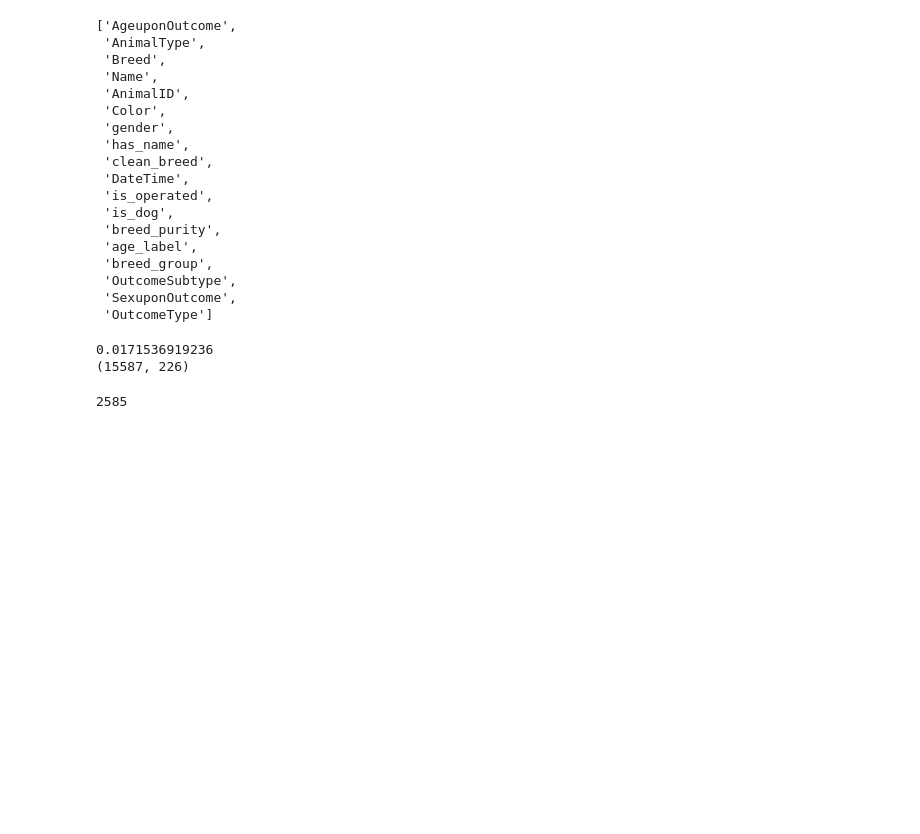
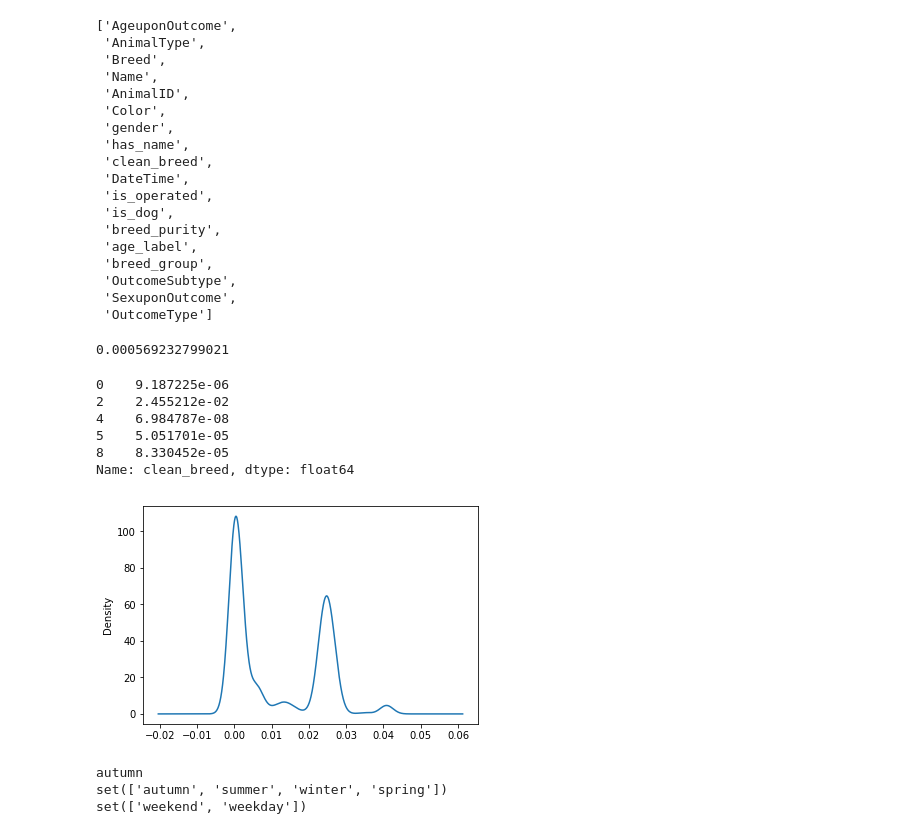
Before and after one commit to jfarrugia-uom/2017Sem03CourseWork, a Jupyter notebook: ML/Assignment/Animal Shelter Outcome Classification.ipynb, the cells around one changed output. Cells and saved outputs as stored; diff of their text form; code cells hidden in the pictures; blank space fills up the shorter version.

```diff
--- a/ML/Assignment/Animal Shelter Outcome Classification.ipynb
+++ b/ML/Assignment/Animal Shelter Outcome Classification.ipynb
@@ -353,11 +353,69 @@ def get_breed_popularity_metric(_breed_string, _is_dog):
     #print len(_breed_string.split())
     return result * math.log(len(_breed_string.split())+1)
 # %%
-bar = get_breed_popularity_metric("Bull Terrier Mix", 1)
+bar = get_breed_popularity_metric("Affenpinscher Mix")
 print bar
-print df_dog_word_freq.shape
-sum(df_dog_word_freq.chihuahua)
+#print df_dog_word_freq.shape
+#sum(df_dog_word_freq.chihuahua)
 # %% [output]
-0.0171536919236
-(15587, 226)
+0.000569232799021
-2585
+# %%
+# apply popularity metric to dogs
+# comment below line since it takes some time to calculate frequency per breed term
+#dog_popularity_idx = df.loc[is_dog==1, "clean_breed"].apply(get_breed_popularity_metric)
+dog_popularity_idx.head()
+#df.head()
+# %% [output]
+0    9.187225e-06
+2    2.455212e-02
+4    6.984787e-08
+5    5.051701e-05
+8    8.330452e-05
+Name: clean_breed, dtype: float64
+# %%
+# not interesting - ignore
+dog_popularity_idx.plot.kde()
+plt.show()
+# %% [output]
+[figure, added]
+# %%
+# create two new features from date
+df.head()
+# check that month is returned correctly
+from datetime import date, datetime
+
+# code to determine season from: https://stackoverflow.com/a/28688724
+Y = 2000 # dummy leap year to allow input X-02-29 (leap day)
+seasons = [('winter', (date(Y,  1,  1),  date(Y,  3, 20))),
+           ('spring', (date(Y,  3, 21),  date(Y,  6, 20))),
+           ('summer', (date(Y,  6, 21),  date(Y,  9, 22))),
+           ('autumn', (date(Y,  9, 23),  date(Y, 12, 20))),
+           ('winter', (date(Y, 12, 21),  date(Y, 12, 31)))]
+
+def get_season(now):
+    if isinstance(now, datetime):
+        now = now.date()
+    now = now.replace(year=Y)
+    return next(season for season, (start, end) in seasons
+                if start <= now <= end)
+
+print(get_season(date.today()))
+
+print set(pd.to_datetime(df.iloc[:,2]).apply(get_season))
+print set(pd.to_datetime(df.iloc[:,2]).apply(lambda x: "weekend" if x.weekday() in [5,6] else "weekday"))
+
+pd.to_datetime(df.iloc[:,2]).apply(lambda x: "weekend" if x.weekday() in [5,6] else "weekday").value_counts()
+pd.to_datetime(df.iloc[:,2]).apply(get_season).value_counts()
+
+#import datetime
+#datetime.datetime.today().weekday()
+#from sklearn.preprocessing import LabelEncoder
+#le = LabelEncoder()
+#print le.fit_transform(["cat", "dog", "mouse", "mouse", "dog", "cat"])
+# add columns to our data frame
+df["is_weekend"] = pd.to_datetime(df.iloc[:,2]).apply(lambda x: int(1  if x.weekday() in [5,6] else 0))
+df["season"] = pd.to_datetime(df.iloc[:,2]).apply(get_season)
+# %% [output]
+autumn
+set(['autumn', 'summer', 'winter', 'spring'])
+set(['weekend', 'weekday'])
```
Also changed, not shown: parts of 9 cells of this notebook, 1 other file.
